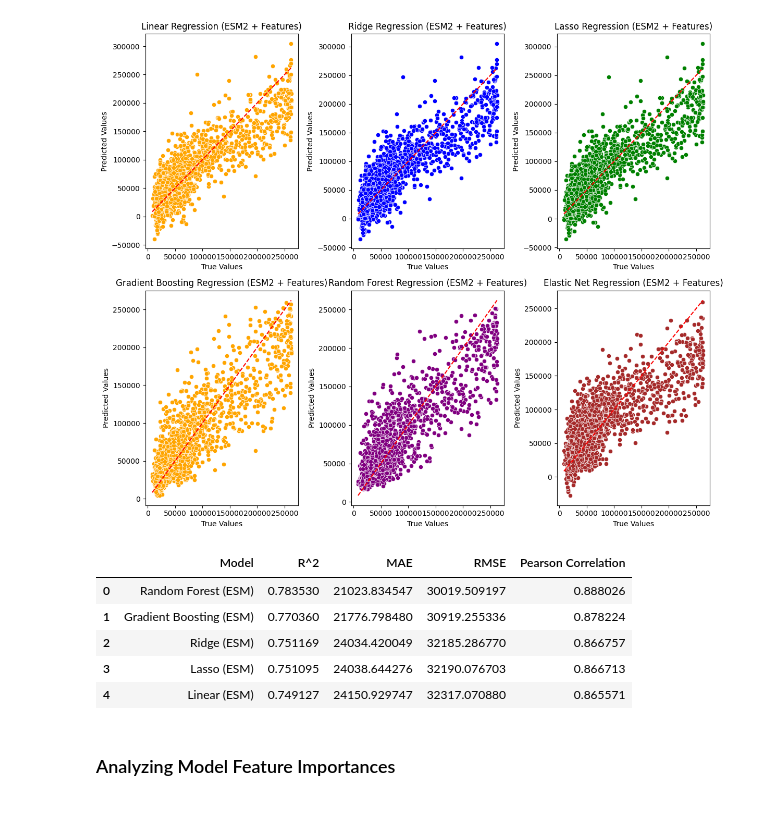
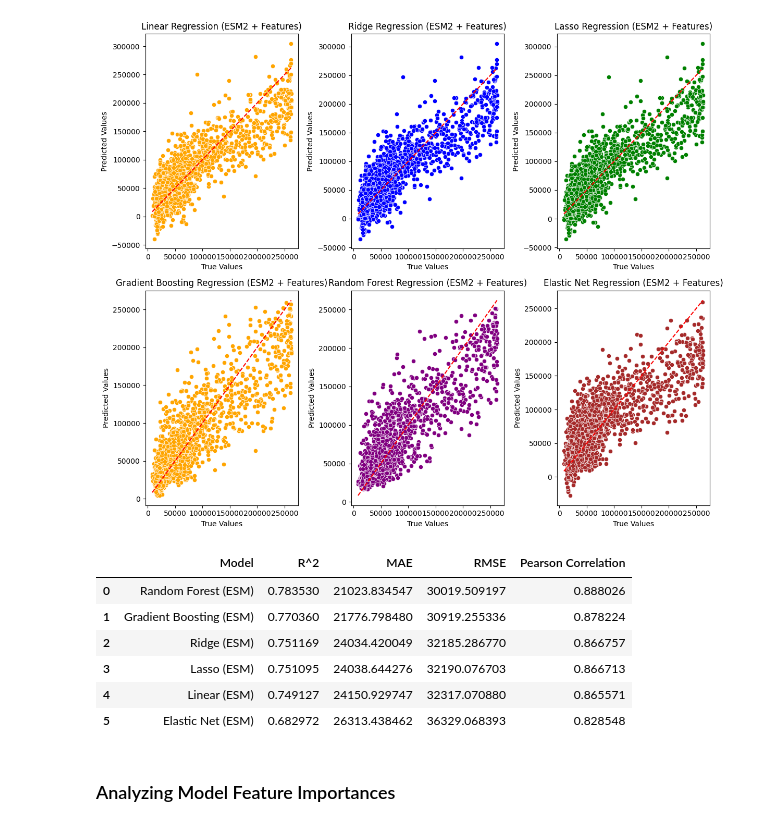
Before and after one commit to Qamil-Mirza/compbio146-berkeley, a Jupyter notebook: ds4bio-sp25/final-group/activity-predictor.ipynb, the cells around one changed output. Saved outputs shown, nothing was run; the diff lists cells and outputs as text; code cells hidden in the pictures.

```diff
--- a/ds4bio-sp25/final-group/activity-predictor.ipynb
+++ b/ds4bio-sp25/final-group/activity-predictor.ipynb
@@ -780,34 +780,35 @@ esm_results = {
         mean_absolute_error(y_esm_test, esm_grad_boost_reg_y_pred),
         mean_absolute_error(y_esm_test, esm_random_forest_y_pred),
         mean_absolute_error(y_esm_test, esm_elastic_reg_y_pred)
     ],
     "RMSE": [
         root_mean_squared_error(y_esm_test, esm_linear_reg_y_pred),
         root_mean_squared_error(y_esm_test, esm_ridge_reg_y_pred),
         root_mean_squared_error(y_esm_test, esm_lasso_reg_y_pred),
         root_mean_squared_error(y_esm_test, esm_grad_boost_reg_y_pred),
         root_mean_squared_error(y_esm_test, esm_random_forest_y_pred),
         root_mean_squared_error(y_esm_test, esm_elastic_reg_y_pred)
     ],
     "Pearson Correlation": [
         pearsonr(y_esm_test, esm_linear_reg_y_pred)[0],
         pearsonr(y_esm_test, esm_ridge_reg_y_pred)[0],
         pearsonr(y_esm_test, esm_lasso_reg_y_pred)[0],
         pearsonr(y_esm_test, esm_grad_boost_reg_y_pred)[0],
         pearsonr(y_esm_test, esm_random_forest_y_pred)[0],
         pearsonr(y_esm_test, esm_elastic_reg_y_pred)[0]
     ]
 }
 esm_results_df = pd.DataFrame(esm_results)
 esm_results_df = esm_results_df.sort_values(by="R^2", ascending=False).reset_index(drop=True)
-esm_results_df.head()
+esm_results_df.head(6)
 # %% [output]
 |  | Model | R^2 | MAE | RMSE | Pearson Correlation |
 | 0 | Random Forest (ESM) | 0.783530 | 21023.834547 | 30019.509197 | 0.888026 |
 | 1 | Gradient Boosting (ESM) | 0.770360 | 21776.798480 | 30919.255336 | 0.878224 |
 | 2 | Ridge (ESM) | 0.751169 | 24034.420049 | 32185.286770 | 0.866757 |
 | 3 | Lasso (ESM) | 0.751095 | 24038.644276 | 32190.076703 | 0.866713 |
 | 4 | Linear (ESM) | 0.749127 | 24150.929747 | 32317.070880 | 0.865571 |
+| 5 | Elastic Net (ESM) | 0.682972 | 26313.438462 | 36329.068393 | 0.828548 |
 # %% [markdown]
 ### Analyzing Model Feature Importances
 # %%
```
Also changed, not shown: parts of 1 cell of this notebook.
